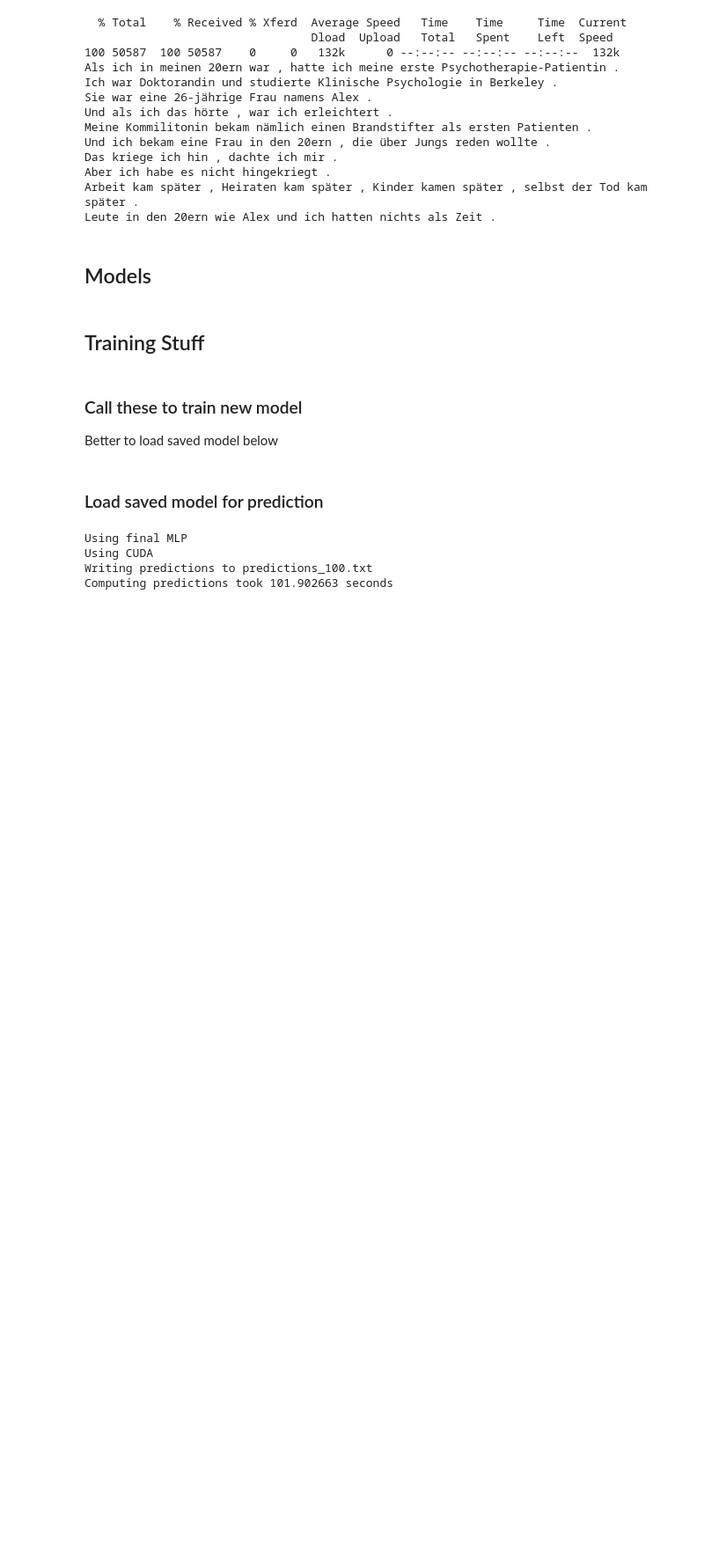
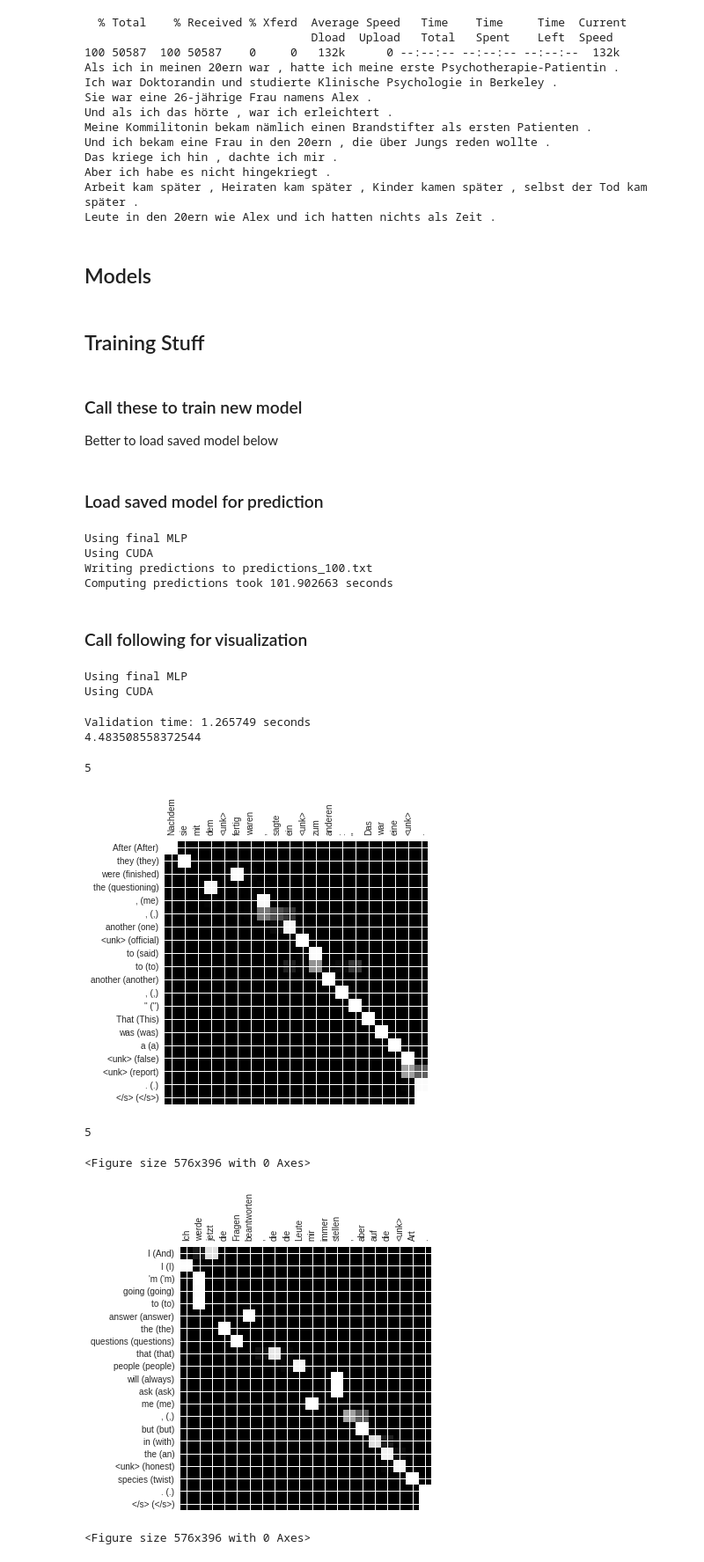
Before and after one commit to rpadaki/cs287-assignments, a Jupyter notebook: hw3/CS_287_Alt_Implementation.ipynb, the cells around one changed output. Shown at 88% size. Cells and saved outputs as stored; diff of their text form; code cells hidden in the pictures; blank space fills up the shorter version.

Commit message:
Add visualization blocks

```diff
--- a/hw3/CS_287_Alt_Implementation.ipynb
+++ b/hw3/CS_287_Alt_Implementation.ipynb
@@ -823,3 +823,43 @@ Using final MLP
 Using CUDA
 Writing predictions to predictions_100.txt
 Computing predictions took 101.902663 seconds
+# %% [markdown]
+### Call following for visualization
+# %%
+def load_validate_model(fn):
+    ld_enc, ld_dec = load_checkpoint(fn)
+    ld_encoder = EncoderLSTM(DE, hidden_size=650, num_layers=4, embedding_size=650,
+                             bidirectional=True, dropout=0.35)
+    ld_decoder = DecoderAttn(EN, hidden_size=650, num_layers=4, embedding_size=650, dropout=0.35,
+                             tie_weights=False, linear_encoder=650,
+                             bidirectional_encoder=True)
+    set_parameters(ld_encoder, ld_enc)
+    set_parameters(ld_decoder, ld_dec)
+    evaluator = ModelEval([ld_encoder, ld_decoder], DE, EN, attention=True,
+                          record_attention=True)
+    print(evaluator.evaluate(val_iter))
+    return evaluator
+evaluator=load_validate_model('attn.epoch_10.ckpt.tar')
+# %% [output]
+Using final MLP
+Using CUDA
+Validation time: 1.265749 seconds
+4.483508558372544
+# %%
+def get_images(number=10):
+    for x in range(number):
+        attn_list = list(evaluator.attn_log[17][i][x + 1] for i in range(4))
+        fname = 'attn_vis_{}.png'.format(x + 1)
+        attn_list.append(fname)
+        print(len(attn_list))
+        evaluator.visualize_attn(*attn_list)
+        plt.savefig(fname)
+# %%
+get_images(2)
+# %% [output]
+5
+[figure, added]
+5
+<Figure size 576x396 with 0 Axes>
+[figure, added]
+<Figure size 576x396 with 0 Axes>
```
Also changed, not shown: parts of 2 cells of this notebook.
